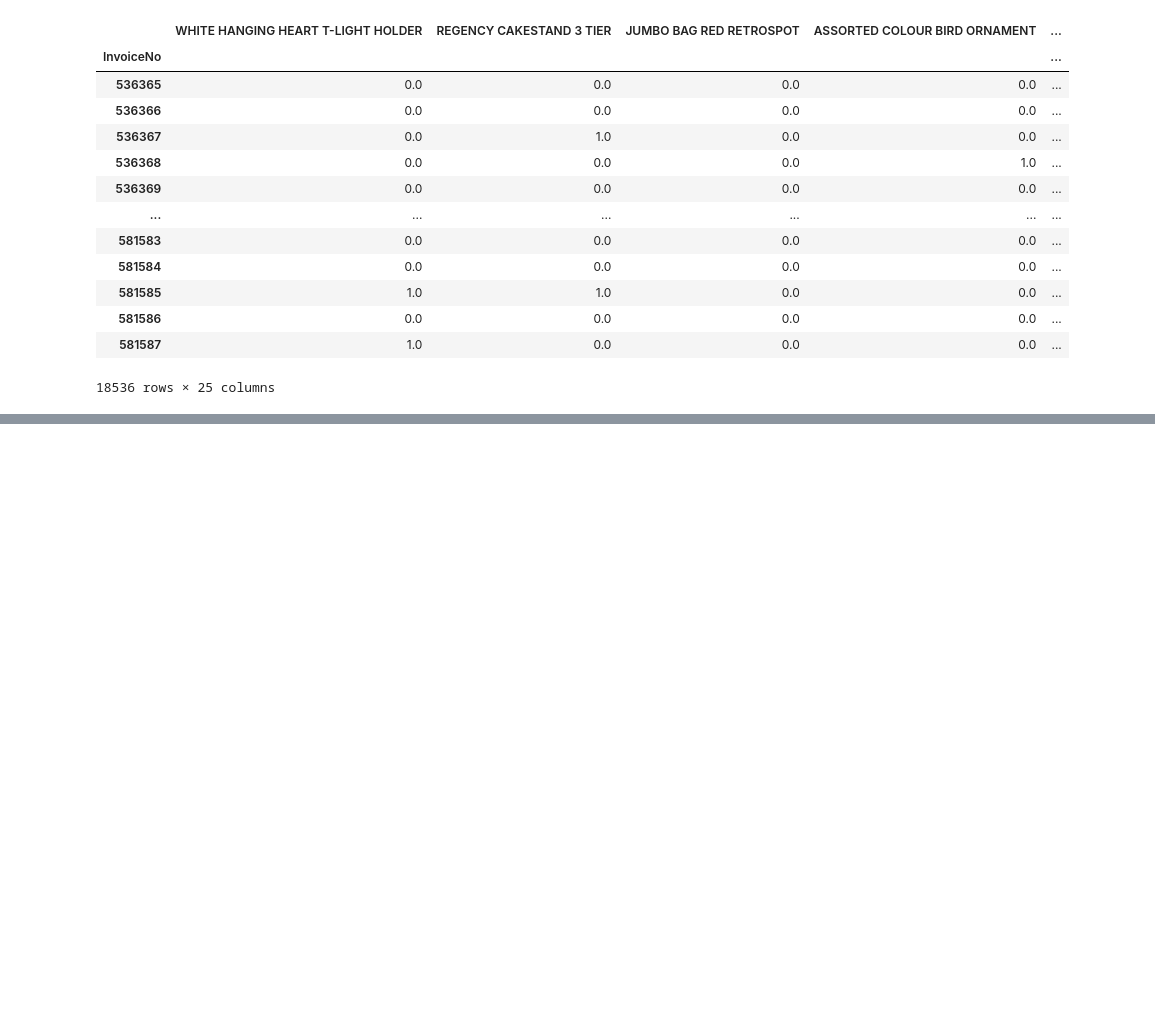
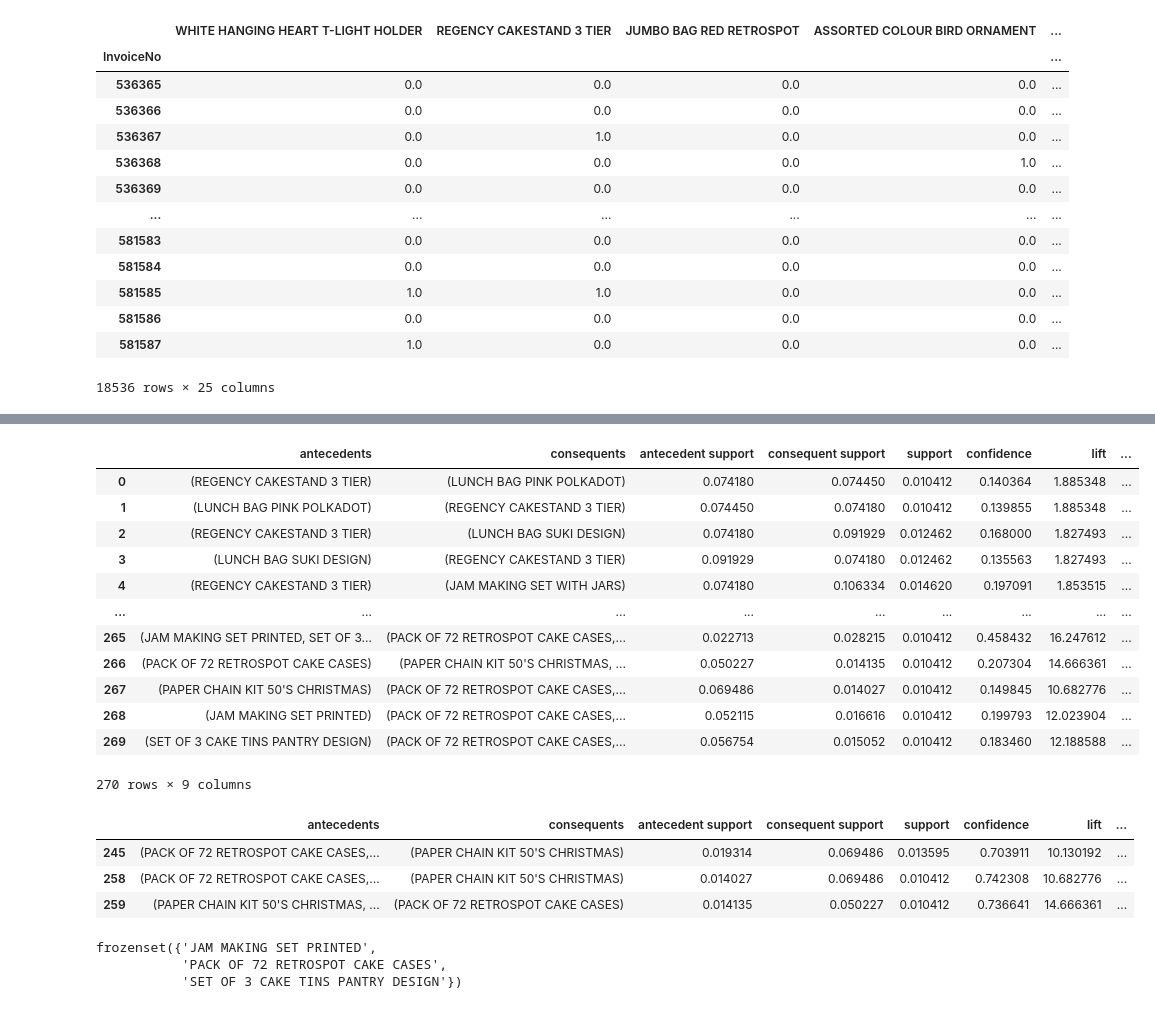
Before and after one commit to SBGuillermo/TFM-AnalisisComercio, a Jupyter notebook: Notebooks/3_Analisis_cesta_compra.ipynb, the cells around one changed output, grey strips where cells are left out. Drawn from its saved outputs; the diff is of its cells as text; code cells hidden in the pictures; blank space fills up the shorter version.

```diff
--- a/Notebooks/3_Analisis_cesta_compra.ipynb
+++ b/Notebooks/3_Analisis_cesta_compra.ipynb
@@ -246,0 +266,3 @@ bypurchase_tabel
+# %%
+frequent_itemsets = apriori(bypurchase_tabel, min_support=0.01, use_colnames=True)
+frequent_itemsets
@@ -246,0 +283,31 @@ bypurchase_tabel
+# %%
+rules = association_rules(frequent_itemsets, metric="lift", min_threshold=1)
+rules
+# %% [output]
+|  | antecedents | consequents | antecedent support | consequent support | support | confidence | lift | ... |
+| 0 | (REGENCY CAKESTAND 3 TIER) | (LUNCH BAG PINK POLKADOT) | 0.074180 | 0.074450 | 0.010412 | 0.140364 | 1.885348 | ... |
+| 1 | (LUNCH BAG PINK POLKADOT) | (REGENCY CAKESTAND 3 TIER) | 0.074450 | 0.074180 | 0.010412 | 0.139855 | 1.885348 | ... |
+| 2 | (REGENCY CAKESTAND 3 TIER) | (LUNCH BAG SUKI DESIGN) | 0.074180 | 0.091929 | 0.012462 | 0.168000 | 1.827493 | ... |
+| 3 | (LUNCH BAG SUKI DESIGN) | (REGENCY CAKESTAND 3 TIER) | 0.091929 | 0.074180 | 0.012462 | 0.135563 | 1.827493 | ... |
+| 4 | (REGENCY CAKESTAND 3 TIER) | (JAM MAKING SET WITH JARS) | 0.074180 | 0.106334 | 0.014620 | 0.197091 | 1.853515 | ... |
+| ... | ... | ... | ... | ... | ... | ... | ... | ... |
+| 265 | (JAM MAKING SET PRINTED, SET OF 3... | (PACK OF 72 RETROSPOT CAKE CASES,... | 0.022713 | 0.028215 | 0.010412 | 0.458432 | 16.247612 | ... |
+| 266 | (PACK OF 72 RETROSPOT CAKE CASES) | (PAPER CHAIN KIT 50'S CHRISTMAS, ... | 0.050227 | 0.014135 | 0.010412 | 0.207304 | 14.666361 | ... |
+| 267 | (PAPER CHAIN KIT 50'S CHRISTMAS) | (PACK OF 72 RETROSPOT CAKE CASES,... | 0.069486 | 0.014027 | 0.010412 | 0.149845 | 10.682776 | ... |
+| 268 | (JAM MAKING SET PRINTED) | (PACK OF 72 RETROSPOT CAKE CASES,... | 0.052115 | 0.016616 | 0.010412 | 0.199793 | 12.023904 | ... |
+| 269 | (SET OF 3 CAKE TINS PANTRY DESIGN) | (PACK OF 72 RETROSPOT CAKE CASES,... | 0.056754 | 0.015052 | 0.010412 | 0.183460 | 12.188588 | ... |
+270 rows × 9 columns
+# %%
+rules[ (rules['lift'] >= 6) &
+       (rules['confidence'] >= 0.7) ]
+# %% [output]
+|  | antecedents | consequents | antecedent support | consequent support | support | confidence | lift | ... |
+| 245 | (PACK OF 72 RETROSPOT CAKE CASES,... | (PAPER CHAIN KIT 50'S CHRISTMAS) | 0.019314 | 0.069486 | 0.013595 | 0.703911 | 10.130192 | ... |
+| 258 | (PACK OF 72 RETROSPOT CAKE CASES,... | (PAPER CHAIN KIT 50'S CHRISTMAS) | 0.014027 | 0.069486 | 0.010412 | 0.742308 | 10.682776 | ... |
+| 259 | (PAPER CHAIN KIT 50'S CHRISTMAS, ... | (PACK OF 72 RETROSPOT CAKE CASES) | 0.014135 | 0.050227 | 0.010412 | 0.736641 | 14.666361 | ... |
+# %%
+rules.iloc[258,0]
+# %% [output]
+frozenset({'JAM MAKING SET PRINTED',
+           'PACK OF 72 RETROSPOT CAKE CASES',
+           'SET OF 3 CAKE TINS PANTRY DESIGN'})
```
Also changed, not shown: parts of 10 cells of this notebook.
